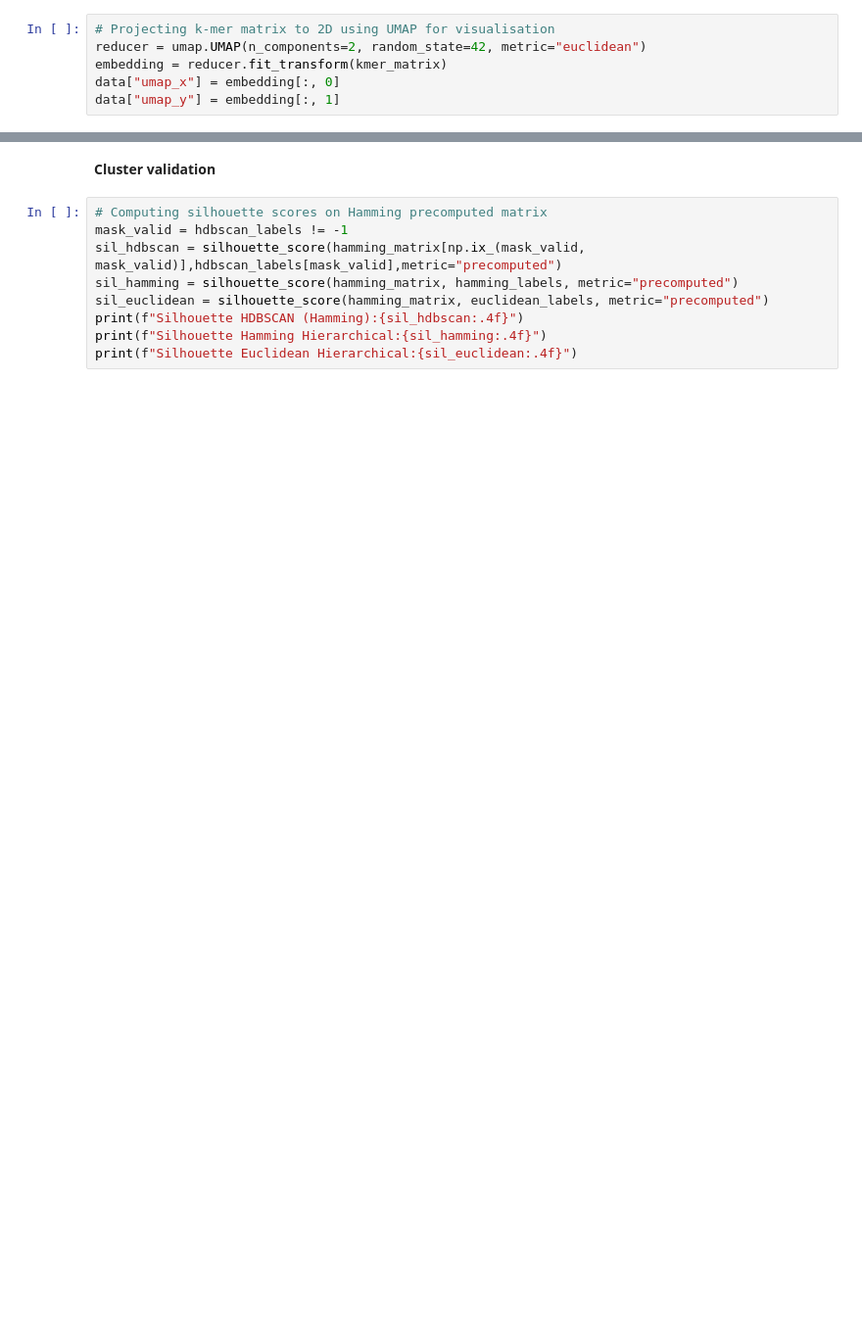
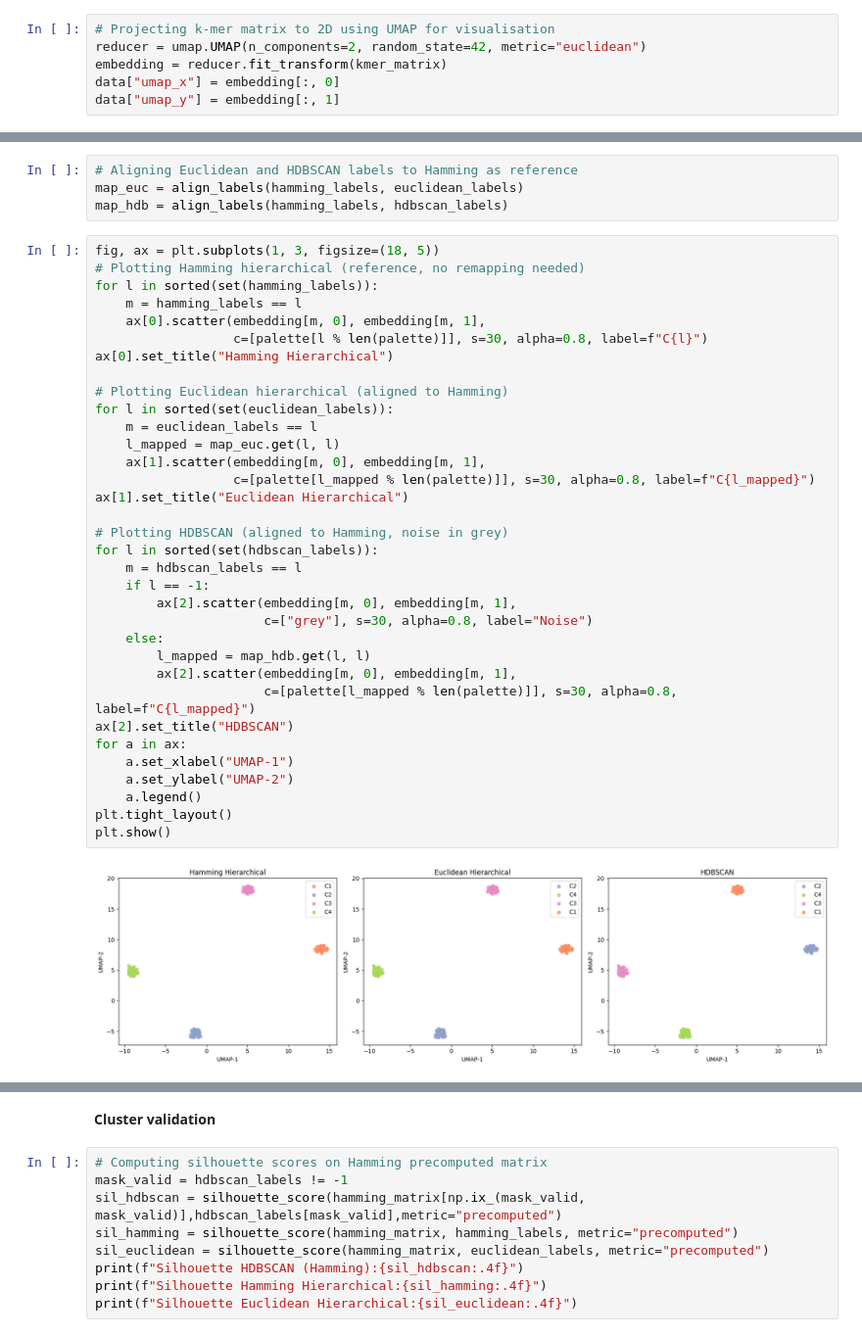
Before and after one commit to Shravani018/ml_2_group1, a Jupyter notebook: Assignment3/ML2_Group1_Assignment3.ipynb, the cells around one changed output, grey strips where cells are left out. Shown at 98% size. Cells and saved outputs as stored; diff of their text form; blank space fills up the shorter version.

```diff
--- a/Assignment3/ML2_Group1_Assignment3.ipynb
+++ b/Assignment3/ML2_Group1_Assignment3.ipynb
@@ -546,0 +592,40 @@ plt.show()
+# %%
+# Aligning Euclidean and HDBSCAN labels to Hamming as reference
+map_euc = align_labels(hamming_labels, euclidean_labels)
+map_hdb = align_labels(hamming_labels, hdbscan_labels)
+# %%
+fig, ax = plt.subplots(1, 3, figsize=(18, 5))
+# Plotting Hamming hierarchical (reference, no remapping needed)
+for l in sorted(set(hamming_labels)):
+    m = hamming_labels == l
+    ax[0].scatter(embedding[m, 0], embedding[m, 1],
+                  c=[palette[l % len(palette)]], s=30, alpha=0.8, label=f"C{l}")
+ax[0].set_title("Hamming Hierarchical")
+
+# Plotting Euclidean hierarchical (aligned to Hamming)
+for l in sorted(set(euclidean_labels)):
+    m = euclidean_labels == l
+    l_mapped = map_euc.get(l, l)
+    ax[1].scatter(embedding[m, 0], embedding[m, 1],
+                  c=[palette[l_mapped % len(palette)]], s=30, alpha=0.8, label=f"C{l_mapped}")
+ax[1].set_title("Euclidean Hierarchical")
+
+# Plotting HDBSCAN (aligned to Hamming, noise in grey)
+for l in sorted(set(hdbscan_labels)):
+    m = hdbscan_labels == l
+    if l == -1:
+        ax[2].scatter(embedding[m, 0], embedding[m, 1],
+                      c=["grey"], s=30, alpha=0.8, label="Noise")
+    else:
+        l_mapped = map_hdb.get(l, l)
+        ax[2].scatter(embedding[m, 0], embedding[m, 1],
+                      c=[palette[l_mapped % len(palette)]], s=30, alpha=0.8, label=f"C{l_mapped}")
+ax[2].set_title("HDBSCAN")
+for a in ax:
+    a.set_xlabel("UMAP-1")
+    a.set_ylabel("UMAP-2")
+    a.legend()
+plt.tight_layout()
+plt.show()
+# %% [output]
+[figure, added]
```
Also changed, not shown: parts of 42 cells of this notebook.
